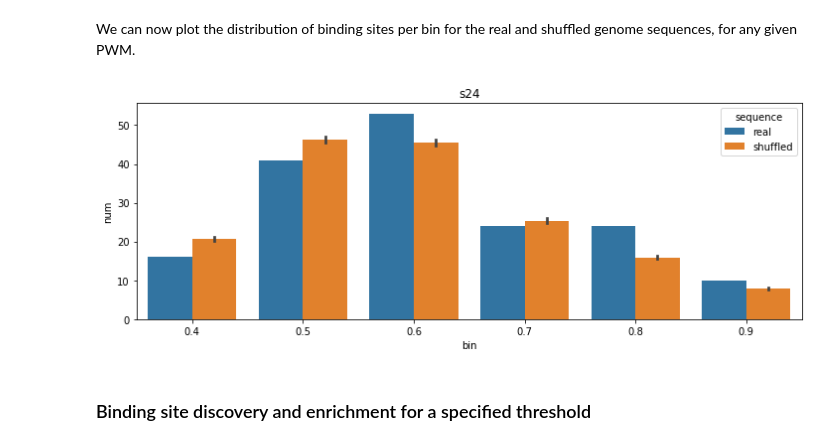
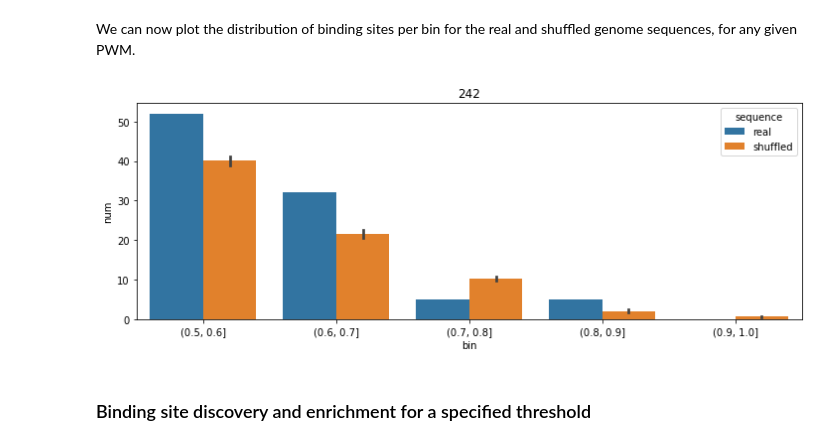
Before and after one commit to gruber-sciencelab/SMEAGOL, a Jupyter notebook: vignette_1.ipynb, the cells around one changed output. Drawn from its saved outputs; the diff is of its cells as text; code cells hidden in the pictures.

```diff
--- a/vignette_1.ipynb
+++ b/vignette_1.ipynb
@@ -55,0 +75,10 @@ The `pwms` dataframe contains all the PWMs filtered from Attract and RBPDB. The
+# %%
+%time
+rbp = pd.read_csv("rbpdb/RBPDB_v1.3.1_proteins_human_2012-11-21.tdt",
+            header=None,  sep="\t", usecols=(0,4), names=('Prot_id', 'Gene_name'),
+                 dtype='str')
+rbp_pwm = pd.read_csv("rbpdb/RBPDB_v1.3.1_protExp_human_2012-11-21.tdt",
+            header=None,  sep="\t", usecols=(0,1), names=('Prot_id', 'Matrix_id'),
+                 dtype='str')
+rbp = rbp.merge(rbp_pwm, on='Prot_id')
+pwms = pwms.merge(rbp.loc[:, ['Matrix_id', 'Gene_name']], on='Matrix_id')
@@ -105,6 +158,5 @@ genome_sense = '+'
 We now read the genome sequence, and store it an object called `genome`:
 # %%
 %%time
-genome = read_fasta(genome_file)
-genome
+genome = read_fasta('GCA_009858895.3_ASM985889v3_genomic.fna.gz')
 # %% [output]
@@ -129,6 +177,6 @@ genome_len
 # %% [markdown]
 We generate a background distribution by shuffling the genome sequence multiple times. We need to specify two parameters:
 # %%
-simN=300 # Number of times to shuffle
+simN=100 # Number of times to shuffle
 simK=2 # k-mer length to keep fixed
 # %% [markdown]
@@ -139,6 +187,7 @@ rcomp=False
 # %% [markdown]
 We will now scan the real genome and the shuffled genome sequences for binding sites, and count the number of sites based on their score. This can take a long time!
 # %%
+%time
 threshold_binned_results = examine_thresholds(genome, model, simN, simK, rcomp, sense=genome_sense,
-                                              min_threshold=0.4, verbose=True, combine_seqs=True)
+                                              min_threshold=0.5, verbose=True, combine_seqs=True)
 # %% [output]
@@ -185,10 +235,10 @@ threshold_binned_results['shuf_binned'].head()
 # %% [markdown]
 We can now plot the distribution of binding sites per bin for the real and shuffled genome sequences, for any given PWM.
 # %%
-plot_binned_count_dist(threshold_binned_results['real_binned'], Matrix_id='s24', sense ='+',
+plot_binned_count_dist(threshold_binned_results['real_binned'], Matrix_id='242', sense ='+',
                        shuf_preds=threshold_binned_results['shuf_binned'])
 # %% [output]
-[figure, old version]
+[figure, new version]
 # %% [markdown]
 ### Binding site discovery and enrichment for a specified threshold
 # %% [markdown]
```
Also changed, not shown: parts of 56 cells of this notebook.
